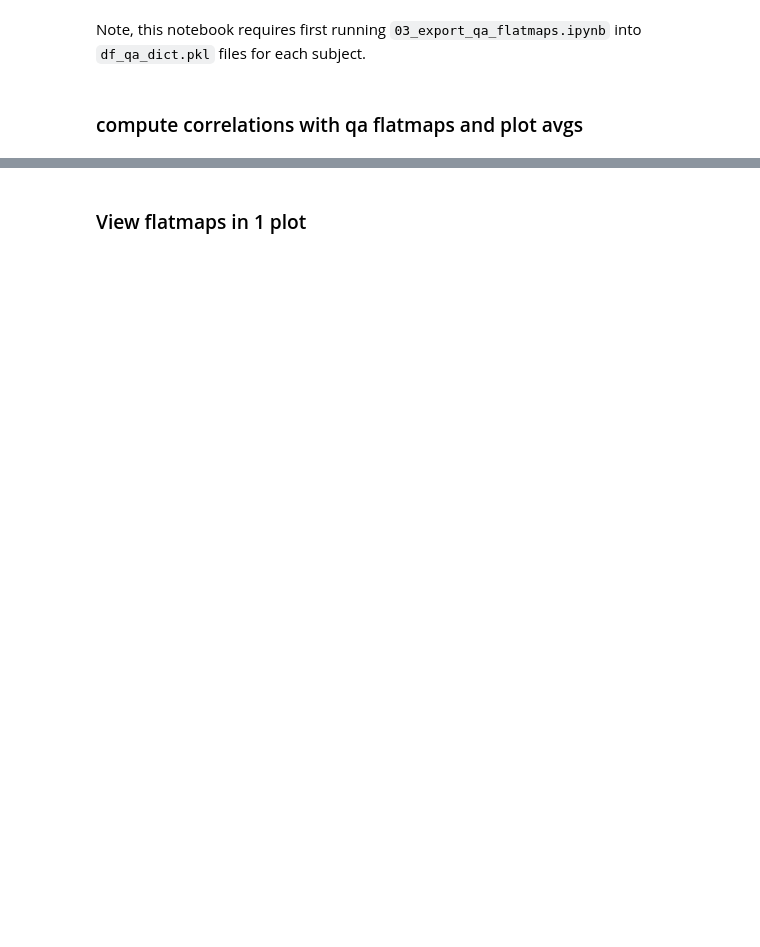
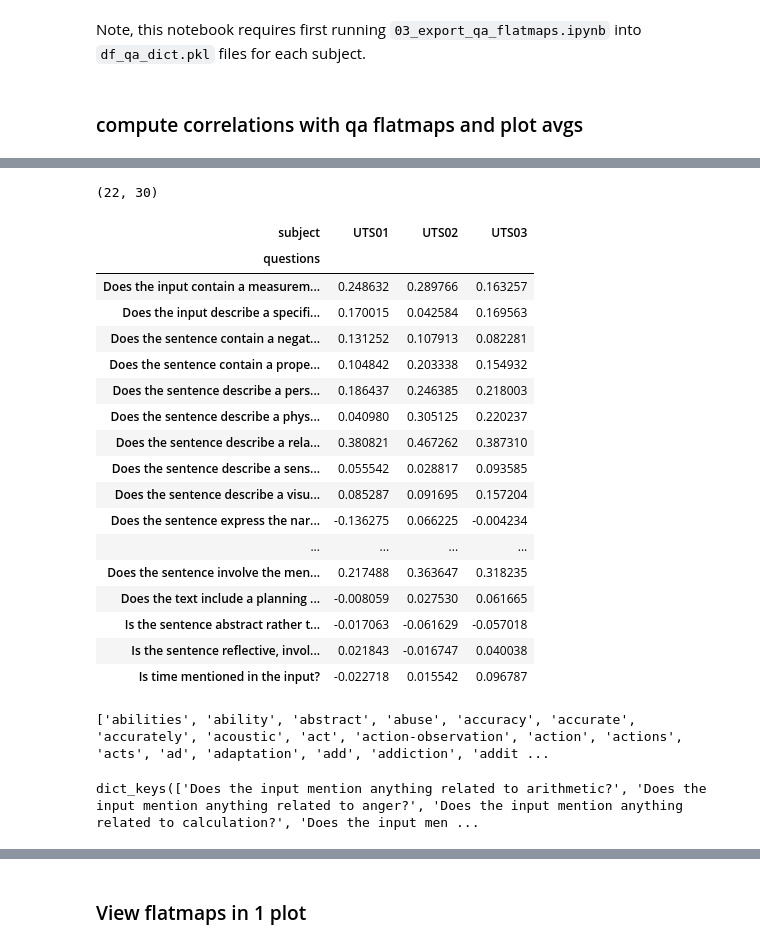
Before and after one commit to csinva/fmri, a Jupyter notebook: notebooks_gt_flatmaps/04_neurosynth_compare.ipynb, the cells around one changed output, grey strips where cells are left out. Saved outputs shown, nothing was run; the diff lists cells and outputs as text; code cells hidden in the pictures; blank space fills up the shorter version.

```diff
--- a/notebooks_gt_flatmaps/04_neurosynth_compare.ipynb
+++ b/notebooks_gt_flatmaps/04_neurosynth_compare.ipynb
@@ -125,0 +100,39 @@ np.corrcoef(avg_flatmap_q_mni.ravel(), flatmaps_gt_dict_mni[q].ravel())[0, 1]
+# %%
+corrs_tab = corrs_df.pivot_table(
+    index='questions', columns='subject', values='corrs_0.1'
+)
+# %%
+len(term_dict), len(term_dict_rev)
+# %% [output]
+(22, 30)
+# %%
+corrs_tab
+# %% [output]
+| subject | UTS01 | UTS02 | UTS03 |
+| questions |  |  |  |
+| Does the input contain a measurem... | 0.248632 | 0.289766 | 0.163257 |
+| Does the input describe a specifi... | 0.170015 | 0.042584 | 0.169563 |
+| Does the sentence contain a negat... | 0.131252 | 0.107913 | 0.082281 |
+| Does the sentence contain a prope... | 0.104842 | 0.203338 | 0.154932 |
+| Does the sentence describe a pers... | 0.186437 | 0.246385 | 0.218003 |
+| Does the sentence describe a phys... | 0.040980 | 0.305125 | 0.220237 |
+| Does the sentence describe a rela... | 0.380821 | 0.467262 | 0.387310 |
+| Does the sentence describe a sens... | 0.055542 | 0.028817 | 0.093585 |
+| Does the sentence describe a visu... | 0.085287 | 0.091695 | 0.157204 |
+| Does the sentence express the nar... | -0.136275 | 0.066225 | -0.004234 |
+| ... | ... | ... | ... |
+| Does the sentence involve the men... | 0.217488 | 0.363647 | 0.318235 |
+| Does the text include a planning ... | -0.008059 | 0.027530 | 0.061665 |
+| Is the sentence abstract rather t... | -0.017063 | -0.061629 | -0.057018 |
+| Is the sentence reflective, invol... | 0.021843 | -0.016747 | 0.040038 |
+| Is time mentioned in the input? | -0.022718 | 0.015542 | 0.096787 |
+# %%
+s = [k.split('.')[0] for k in os.listdir(
+    '/home/chansingh/mntv1/deep-fMRI/qa/neurosynth_data/all_in_S01-BOLD')]
+print(s)
+# %% [output]
+['abilities', 'ability', 'abstract', 'abuse', 'accuracy', 'accurate', 'accurately', 'acoustic', 'act', 'action-observation', 'action', 'actions', 'acts', 'ad', 'adaptation', 'add', 'addiction', 'addit ...
+# %%
+flatmaps_gt_dict_mni.keys()
+# %% [output]
+dict_keys(['Does the input mention anything related to arithmetic?', 'Does the input mention anything related to anger?', 'Does the input mention anything related to calculation?', 'Does the input men ...
```
Also changed, not shown: parts of 19 cells of this notebook, 3 other files.
